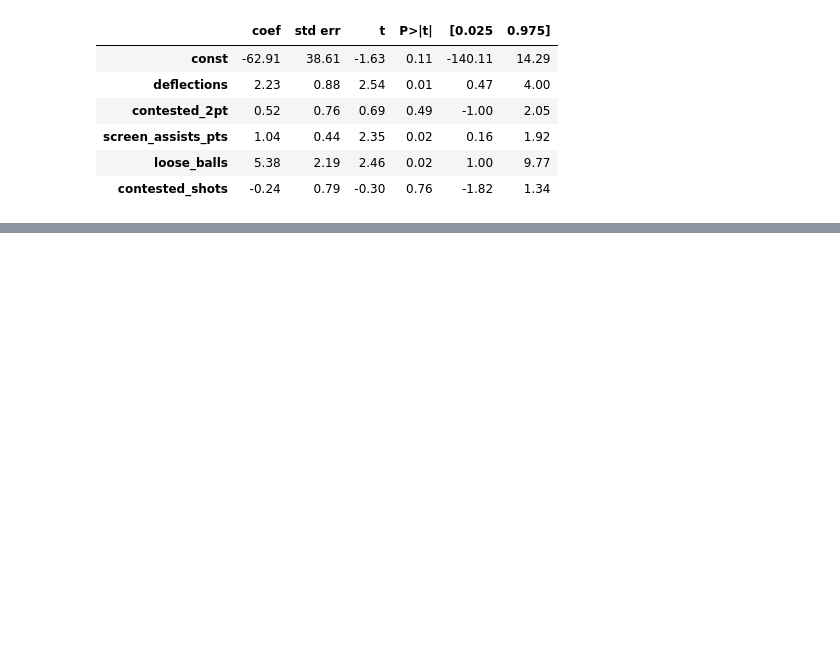
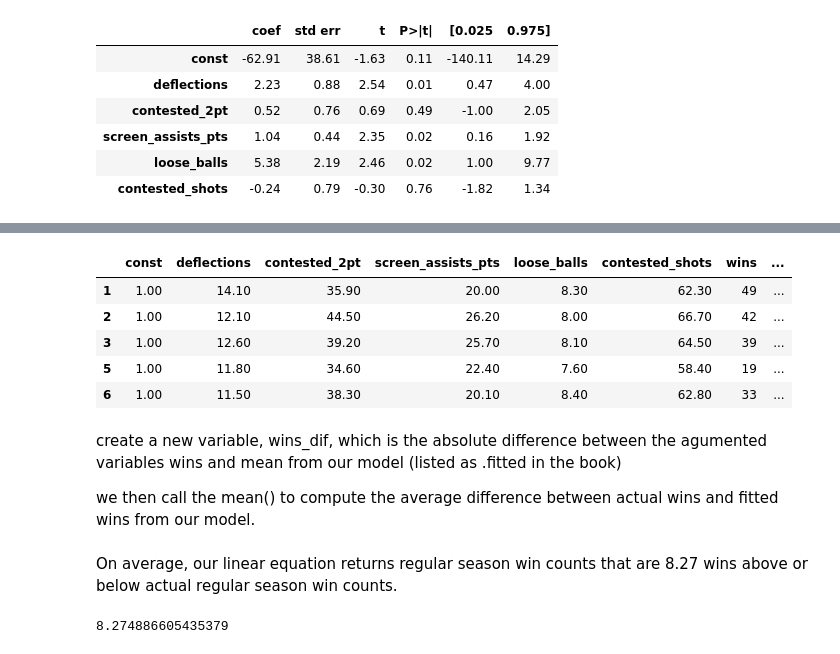
Before and after one commit to Btlyons1/basketball_stats, a Jupyter notebook: giving_100.ipynb, the cells around one changed output, grey strips where cells are left out. Drawn from its saved outputs; the diff is of its cells as text; code cells hidden in the pictures; blank space fills up the shorter version.

```diff
--- a/giving_100.ipynb
+++ b/giving_100.ipynb
@@ -510,0 +502,3 @@ round(-62.91 + (1.04 * 22.3) + (2.23 * 14.2) + (5.38 * 8.2) + (0.52 * 45.5) - (0
+# %%
+pred = model.get_prediction(x)
+pred_df = pred.summary_frame()
@@ -510,0 +514,15 @@ round(-62.91 + (1.04 * 22.3) + (2.23 * 14.2) + (5.38 * 8.2) + (0.52 * 45.5) - (0
+# %%
+augmented_df = pd.concat([x, train_df['wins'], pred_df,  model.resid], axis=1)
+# %%
+augmented_df.head()
+# %% [output]
+|  | const | deflections | contested_2pt | screen_assists_pts | loose_balls | contested_shots | wins | ... |
+| 1 | 1.00 | 14.10 | 35.90 | 20.00 | 8.30 | 62.30 | 49 | ... |
+| 2 | 1.00 | 12.10 | 44.50 | 26.20 | 8.00 | 66.70 | 42 | ... |
+| 3 | 1.00 | 12.60 | 39.20 | 25.70 | 8.10 | 64.50 | 39 | ... |
+| 5 | 1.00 | 11.80 | 34.60 | 22.40 | 7.60 | 58.40 | 19 | ... |
+| 6 | 1.00 | 11.50 | 38.30 | 20.10 | 8.40 | 62.80 | 33 | ... |
+# %% [markdown]
+create a new variable, wins_dif, which is the absolute difference between the agumented variables wins and mean from our model (listed as .fitted in the book)
+
+we then call the mean() to compute the average difference between actual wins and fitted wins from our model.
@@ -510,0 +531,6 @@ round(-62.91 + (1.04 * 22.3) + (2.23 * 14.2) + (5.38 * 8.2) + (0.52 * 45.5) - (0
+# %% [markdown]
+On average, our linear equation returns regular season win counts that are 8.27 wins above or below actual regular season win counts.
+# %%
+augmented_df['wins_dif'].mean()
+# %% [output]
+8.274886605435379
```
Also changed, not shown: parts of 33 cells of this notebook.
